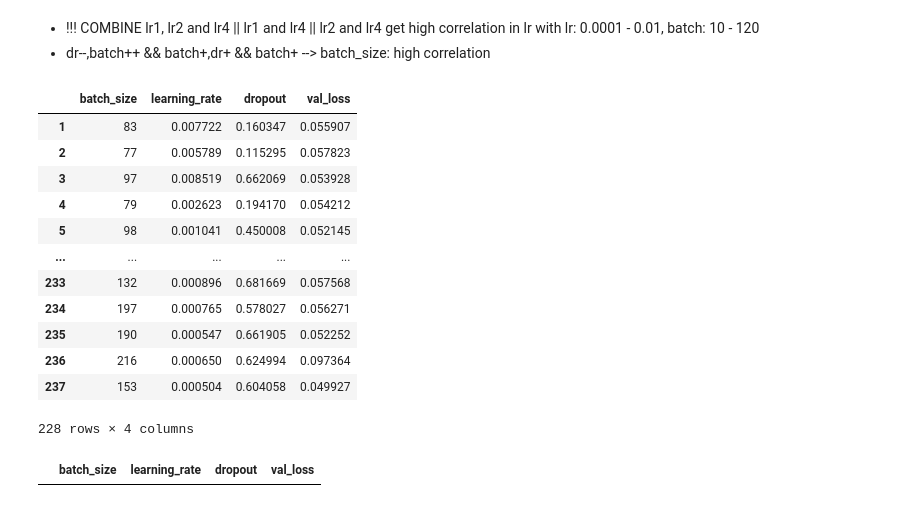
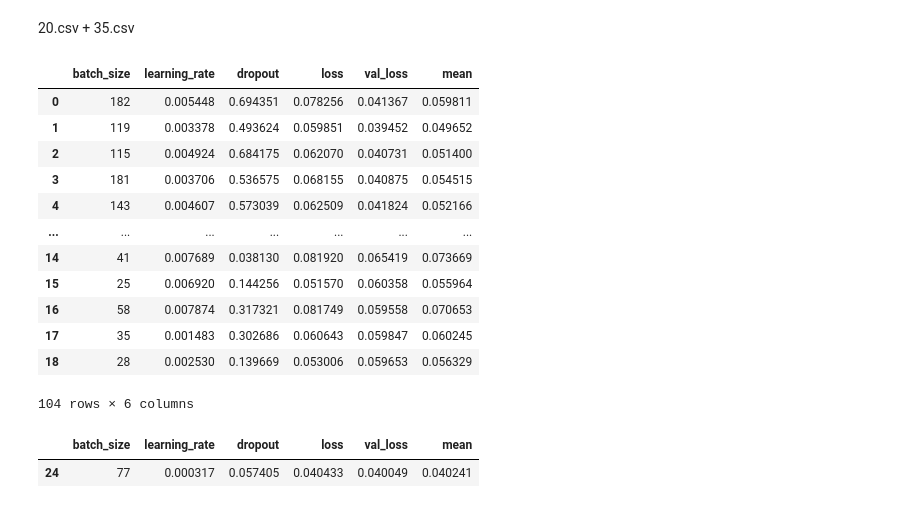
Before and after one commit to viettran295/cnn_thesis, a Jupyter notebook: multi_regression.ipynb, the cells around one changed output. Saved outputs shown, nothing was run; the diff lists cells and outputs as text; code cells hidden in the pictures.

```diff
--- a/multi_regression.ipynb
+++ b/multi_regression.ipynb
@@ -1,32 +1,37 @@
-# %% [markdown]
-- !!! COMBINE lr1, lr2 and lr4 || lr1 and lr4 || lr2 and lr4 get high correlation in lr with lr: 0.0001 - 0.01, batch: 10 - 120
-- dr--,batch++ && batch+,dr+ && batch+ --> batch_size: high correlation
+# %% [markdown]
+20.csv + 35.csv
 # %%
 import pandas as pd
 
-path = 'reg_data/reg_total.csv'
-df = pd.read_csv(path)
-df = df[['batch_size', 'learning_rate','dropout', 'val_loss']].dropna()
+path = 'reg_data'
+dataset = ['reg1.csv', 'reg2.csv', 'reg3.csv']
+df = pd.DataFrame()
+for i in dataset:
+    tmp = pd.read_csv(f'{path}/{i}')
+    df = pd.concat([df, tmp])
+    df = df[['batch_size', 'learning_rate','dropout', 'loss', 'val_loss']].dropna()
+df['mean'] = (df['loss'] + df['val_loss'])/2
 df
 # %% [output]
-|  | batch_size | learning_rate | dropout | val_loss |
-| 1 | 83 | 0.007722 | 0.160347 | 0.055907 |
-| 2 | 77 | 0.005789 | 0.115295 | 0.057823 |
-| 3 | 97 | 0.008519 | 0.662069 | 0.053928 |
-| 4 | 79 | 0.002623 | 0.194170 | 0.054212 |
-| 5 | 98 | 0.001041 | 0.450008 | 0.052145 |
-| ... | ... | ... | ... | ... |
-| 233 | 132 | 0.000896 | 0.681669 | 0.057568 |
-| 234 | 197 | 0.000765 | 0.578027 | 0.056271 |
-| 235 | 190 | 0.000547 | 0.661905 | 0.052252 |
-| 236 | 216 | 0.000650 | 0.624994 | 0.097364 |
-| 237 | 153 | 0.000504 | 0.604058 | 0.049927 |
+|  | batch_size | learning_rate | dropout | loss | val_loss | mean |
+| 0 | 182 | 0.005448 | 0.694351 | 0.078256 | 0.041367 | 0.059811 |
+| 1 | 119 | 0.003378 | 0.493624 | 0.059851 | 0.039452 | 0.049652 |
+| 2 | 115 | 0.004924 | 0.684175 | 0.062070 | 0.040731 | 0.051400 |
+| 3 | 181 | 0.003706 | 0.536575 | 0.068155 | 0.040875 | 0.054515 |
+| 4 | 143 | 0.004607 | 0.573039 | 0.062509 | 0.041824 | 0.052166 |
+| ... | ... | ... | ... | ... | ... | ... |
+| 14 | 41 | 0.007689 | 0.038130 | 0.081920 | 0.065419 | 0.073669 |
+| 15 | 25 | 0.006920 | 0.144256 | 0.051570 | 0.060358 | 0.055964 |
+| 16 | 58 | 0.007874 | 0.317321 | 0.081749 | 0.059558 | 0.070653 |
+| 17 | 35 | 0.001483 | 0.302686 | 0.060643 | 0.059847 | 0.060245 |
+| 18 | 28 | 0.002530 | 0.139669 | 0.053006 | 0.059653 | 0.056329 |
-228 rows × 4 columns
+104 rows × 6 columns
 # %%
-min_df = df[df['val_loss'] < 0.04]
+min_df = df[df['loss'] < 0.041]
 min_df
 # %% [output]
-|  | batch_size | learning_rate | dropout | val_loss |
+|  | batch_size | learning_rate | dropout | loss | val_loss | mean |
+| 24 | 77 | 0.000317 | 0.057405 | 0.040433 | 0.040049 | 0.040241 |
 # %%
 import plotly.express as px
 import plotly.graph_objects as go
```
Also changed, not shown: parts of 10 cells of this notebook, 8 other files.
